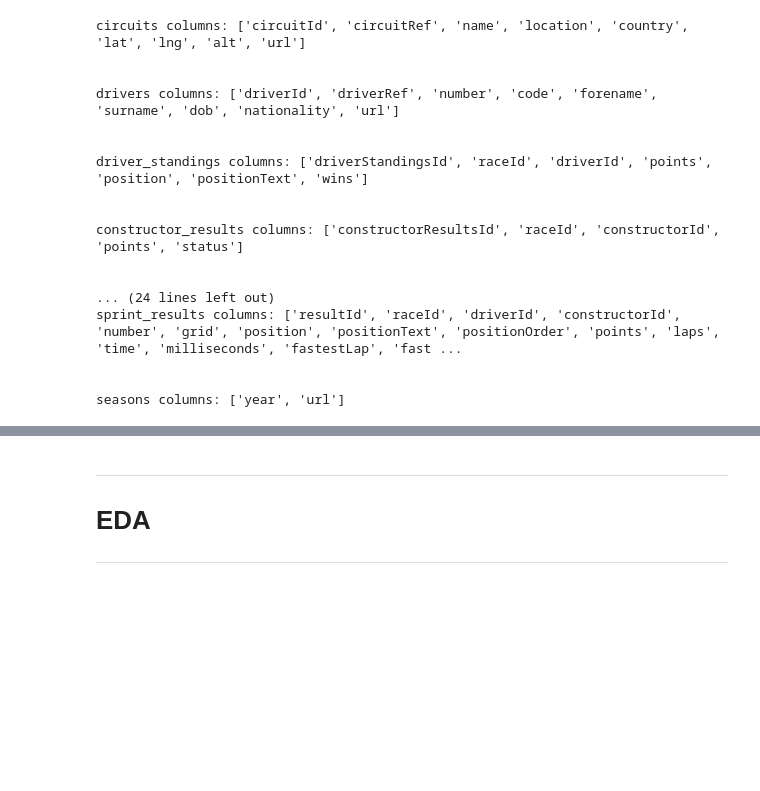
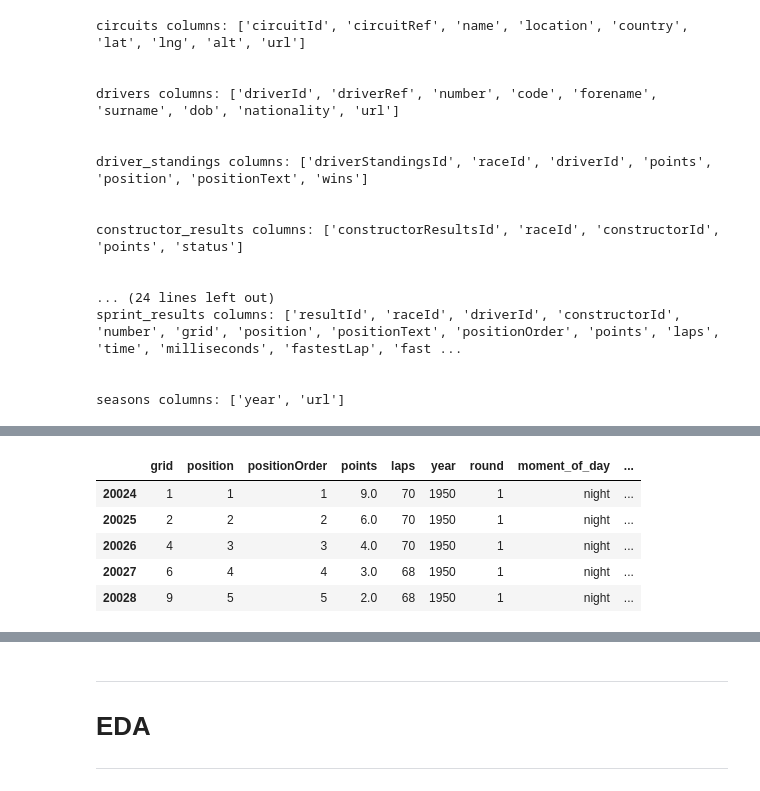
Before and after one commit to MiguelAnt17/f1_predictions, a Jupyter notebook: extract_data.ipynb, the cells around one changed output, grey strips where cells are left out. Drawn from its saved outputs; the diff is of its cells as text; code cells hidden in the pictures; blank space fills up the shorter version.

Commit message:
Create a Unified Dataframe

```diff
--- a/extract_data.ipynb
+++ b/extract_data.ipynb
@@ -579,0 +567,92 @@ unified_df = pd.merge()
+# %%
+# --- PASSO 1: PREPARAR OS DADOS PARA A JUNÇÃO ---
+# Vamos selecionar apenas as colunas que nos interessam de cada tabela para manter o processo limpo.
+
+# Selecionar colunas de 'races'. Já aplicamos as suas funções de feature engineering aqui.
+races_processed = races.copy()
+# Reaplicando suas funções para garantir que estão no DataFrame que vamos usar.
+races_processed['day'] = pd.to_datetime(races_processed['date'], errors='coerce').dt.strftime('%Y-%m-%d')
+races_processed['moment_of_day'] = pd.to_datetime(races_processed['time'], errors='coerce').dt.hour.apply(lambda x: 'morning' if x < 12 else 'afternoon' if x < 18 else 'night')
+races_processed['calendar_division_s/m/e'] = pd.to_datetime(races_processed['day'], errors='coerce').dt.month.apply(lambda x: 'start' if x <= 4 else 'middle' if x <= 8 else 'end')
+
+race_info = races_processed[['raceId', 'year', 'round', 'circuitId', 'date', 'moment_of_day', 'calendar_division_s/m/e']]
+
+# Selecionar colunas dos outros DataFrames
+driver_info = drivers[['driverId', 'dob', 'nationality']]
+constructor_info = constructors[['constructorId', 'nationality']]
+circuit_info = circuits[['circuitId', 'country', 'alt']]
+status_info = status[['statusId', 'status']]
+qualifying_info = qualifying[['raceId', 'driverId', 'position']]
+
+
+# --- PASSO 2: CONSTRUIR O DATAFRAME UNIFICADO ---
+print("A iniciar a construção do DataFrame unificado...")
+
+# A nossa base é o 'results', pois cada linha já é um piloto numa corrida.
+unified_df = results.copy()
+
+# Juntar todas as informações que preparámos
+unified_df = pd.merge(unified_df, race_info, on='raceId', how='left')
+unified_df = pd.merge(unified_df, driver_info, on='driverId', how='left')
+# AQUI ESTÁ A PRIMEIRA MUDANÇA: vamos renomear a coluna de nacionalidade ANTES do merge para evitar conflitos
+constructor_info_renamed = constructor_info.rename(columns={'nationality': 'constructor_nationality'})
+unified_df = pd.merge(unified_df, constructor_info_renamed, on='constructorId', how='left')
+
+unified_df = pd.merge(unified_df, circuit_info, on='circuitId', how='left')
+unified_df = pd.merge(unified_df, status_info, on='statusId', how='left')
+
+# AQUI ESTÁ A SEGUNDA MUDANÇA: renomear 'position' ANTES do merge
+qualifying_info_renamed = qualifying_info.rename(columns={'position': 'qualifying_position'})
+unified_df = pd.merge(unified_df, qualifying_info_renamed, on=['raceId', 'driverId'], how='left')
+
+print("DataFrame unificado construído.")
+
+
+# --- PASSO 3: LIMPEZA E FEATURE ENGINEERING NO DATAFRAME UNIFICADO ---
+
+# Agora a linha de rename original não é mais necessária, mas podemos renomear a outra 'nationality'
+unified_df.rename(columns={'nationality': 'driver_nationality'}, inplace=True)
+
+# Corrigir o tratamento de NaNs da qualificação
+# Agora a coluna 'qualifying_position' existe com certeza
+unified_df['qualifying_position'].fillna(24, inplace=True)
+print("Valores nulos da qualificação tratados.")
+
+# Criar a feature 'driver_age'
+unified_df['date'] = pd.to_datetime(unified_df['date'])
+unified_df['dob'] = pd.to_datetime(unified_df['dob'])
+unified_df['driver_age'] = (unified_df['date'] - unified_df['dob']).dt.days / 365.25
+
+# Criar a feature 'calendar_region' que você definiu
+continent_map = {
+    'Australia': 'Oceania', 'Malaysia': 'Asia', 'China': 'Asia', 'Bahrain': 'Asia', 'Singapore': 'Asia',
+    'Japan': 'Asia', 'UAE': 'Asia', 'Korea': 'Asia', 'India': 'Asia', 'Russia': 'Asia', 'Azerbaijan': 'Asia',
+    'Qatar': 'Asia', 'Saudi Arabia': 'Asia', 'Spain': 'Europe', 'Monaco': 'Europe', 'Turkey': 'Europe',
+    'UK': 'Europe', 'Germany': 'Europe', 'Hungary': 'Europe', 'Belgium': 'Europe', 'Italy': 'Europe',
+    'France': 'Europe', 'Austria': 'Europe', 'Portugal': 'Europe', 'Netherlands': 'Europe', 'Sweden': 'Europe',
+    'Switzerland': 'Europe', 'Brazil': 'America', 'Canada': 'America', 'USA': 'America',
+    'United States': 'America', 'Argentina': 'America', 'Mexico': 'America', 'South Africa': 'Africa', 'Morocco': 'Africa'
+}
+unified_df['country'] = unified_df['country'].replace({'USA': 'United States'})
+unified_df['calendar_region'] = unified_df['country'].map(continent_map)
+
+
+# Ordenar cronologicamente para futuras features de 'momentum'
+unified_df.sort_values(by=['year', 'round'], inplace=True)
+
+# Descartar colunas que já não são necessárias
+cols_to_drop = ['resultId', 'raceId', 'driverId', 'constructorId', 'circuitId', 'statusId',
+                'number', 'positionText', 'time', 'milliseconds', 'fastestLap', 'rank',
+                'fastestLapTime', 'fastestLapSpeed', 'date', 'dob']
+unified_df.drop(columns=cols_to_drop, inplace=True, errors='ignore')
+
+print("Feature Engineering e limpeza final concluídos.")
+
+# --- PASSO 4: VERIFICAR O RESULTADO FINAL ---
+print("\n--- DataFrame Unificado Final ---")
+print(f"Dimensões: {unified_df.shape[0]} linhas, {unified_df.shape[1]} colunas")
+print("\nPrimeiras 5 linhas:")
+display(unified_df.head())
+print("\nInformação das colunas:")
+unified_df.shape
+# %% [output]
@@ -579,0 +668,6 @@ unified_df = pd.merge()
+|  | grid | position | positionOrder | points | laps | year | round | moment_of_day | ... |
+| 20024 | 1 | 1 | 1 | 9.0 | 70 | 1950 | 1 | night | ... |
+| 20025 | 2 | 2 | 2 | 6.0 | 70 | 1950 | 1 | night | ... |
+| 20026 | 4 | 3 | 3 | 4.0 | 70 | 1950 | 1 | night | ... |
+| 20027 | 6 | 4 | 4 | 3.0 | 68 | 1950 | 1 | night | ... |
+| 20028 | 9 | 5 | 5 | 2.0 | 68 | 1950 | 1 | night | ... |
```
Also changed, not shown: parts of 9 cells of this notebook, 1 other file.
